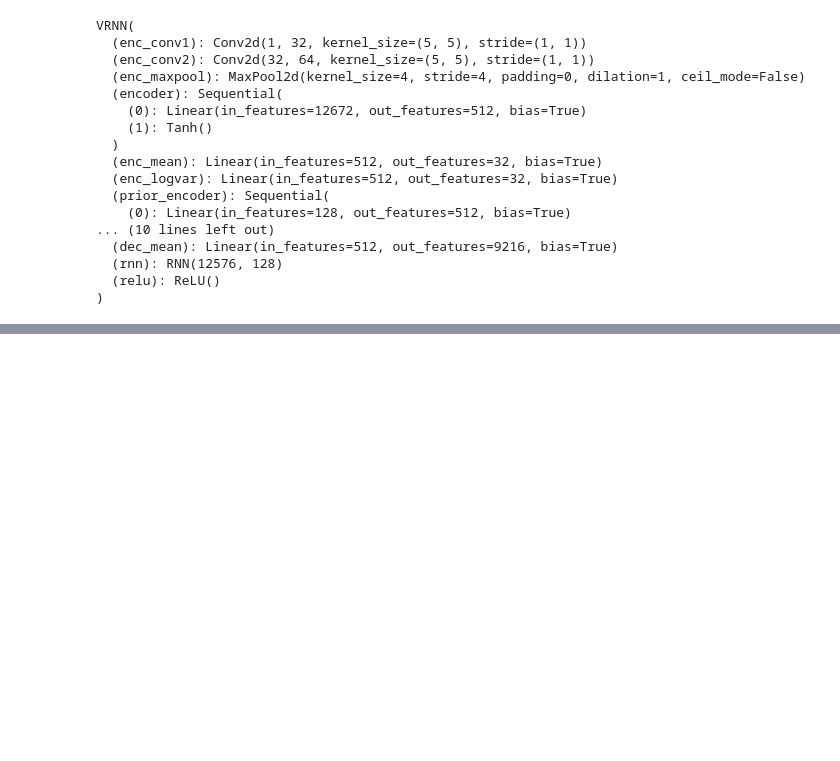
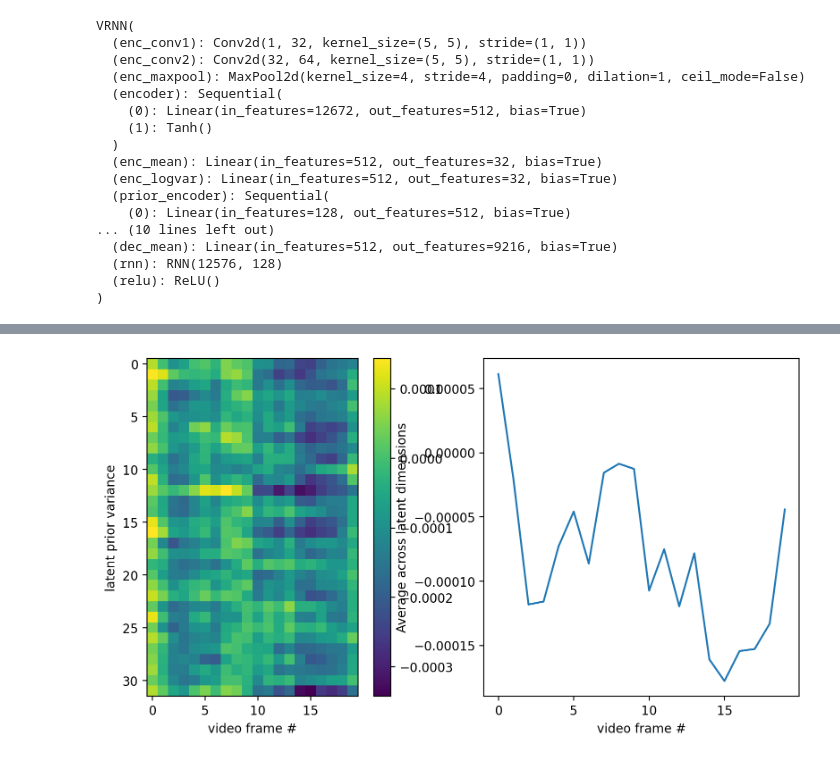
Before and after one commit to FelixHub/serotonin_model, a Jupyter notebook: dvae convolution.ipynb, the cells around one changed output, grey strips where cells are left out. Cells and saved outputs as stored; diff of their text form; code cells hidden in the pictures; blank space fills up the shorter version.

```diff
--- a/dvae convolution.ipynb
+++ b/dvae convolution.ipynb
@@ -400,0 +451,5 @@ plt.show()
+# %%
+var_prior_averaged = compute_average_latent_prior_variance(n_samples=100)
+plot_latent_prior_variance(var_prior_averaged)
+# %% [output]
+[figure, added]
```
Also changed, not shown: parts of 6 cells of this notebook, 10 other files.
